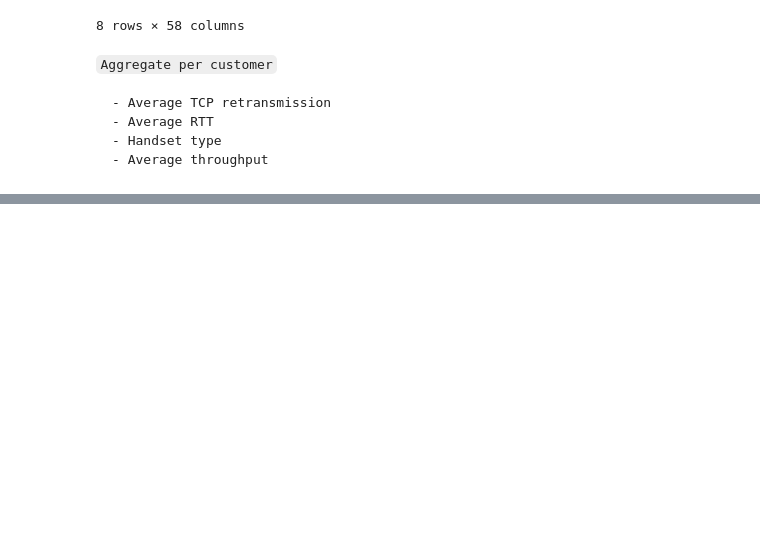
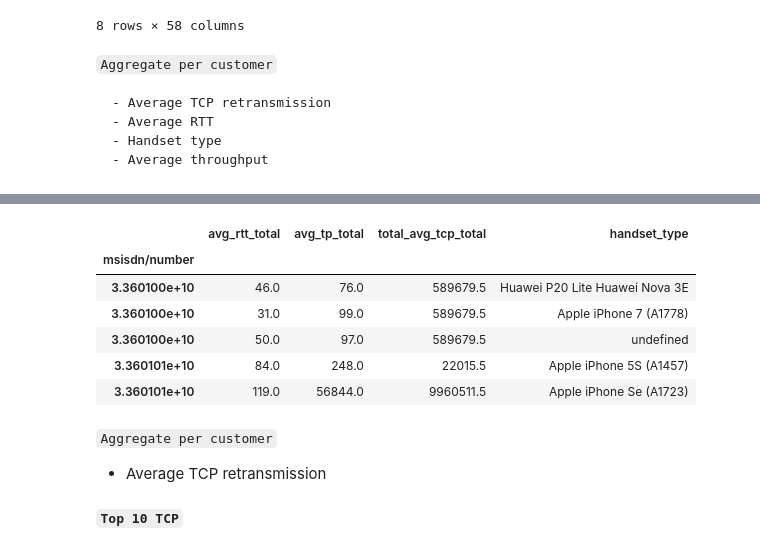
Before and after one commit to HenokD11/Analytics-Telecom-Data, a Jupyter notebook: notebooks/UserExperienceTask3.ipynb, the cells around one changed output, grey strips where cells are left out. Saved outputs shown, nothing was run; the diff lists cells and outputs as text; code cells hidden in the pictures; blank space fills up the shorter version.

```diff
--- a/notebooks/UserExperienceTask3.ipynb
+++ b/notebooks/UserExperienceTask3.ipynb
@@ -115,0 +141,25 @@ df.describe()
+# %%
+user_experience_agg = user_experience.groupby('msisdn/number').agg({
+    'avg_rtt_total': 'sum',
+    'avg_bearer_tp_total': 'sum',
+    'avg_tcp_retrans_total': 'sum',
+    'handset_type': [lambda x: x.mode()[0]]})
+
+user_experience_df = pd.DataFrame()
+
+user_experience_df["avg_rtt_total"] = user_experience_agg["avg_rtt_total"]['sum']
+user_experience_df["avg_tp_total"] = user_experience_agg["avg_bearer_tp_total"]['sum']
+user_experience_df["total_avg_tcp_total"] = user_experience_agg["avg_tcp_retrans_total"]['sum']
+user_experience_df["handset_type"] = user_experience_agg["handset_type"]['<lambda>']
+user_experience_df.head()
+# %% [output]
+|  | avg_rtt_total | avg_tp_total | total_avg_tcp_total | handset_type |
+| msisdn/number |  |  |  |  |
+| 3.360100e+10 | 46.0 | 76.0 | 589679.5 | Huawei P20 Lite Huawei Nova 3E |
+| 3.360100e+10 | 31.0 | 99.0 | 589679.5 | Apple iPhone 7 (A1778) |
+| 3.360100e+10 | 50.0 | 97.0 | 589679.5 | undefined |
+| 3.360101e+10 | 84.0 | 248.0 | 22015.5 | Apple iPhone 5S (A1457) |
+| 3.360101e+10 | 119.0 | 56844.0 | 9960511.5 | Apple iPhone Se (A1723) |
+# %% [markdown]
+`Aggregate per customer`
+   - Average TCP retransmission
@@ -115,0 +170,2 @@ df.describe()
+# %% [markdown]
+<b>`Top 10 TCP`</b>
```
Also changed, not shown: parts of 17 cells of this notebook.
